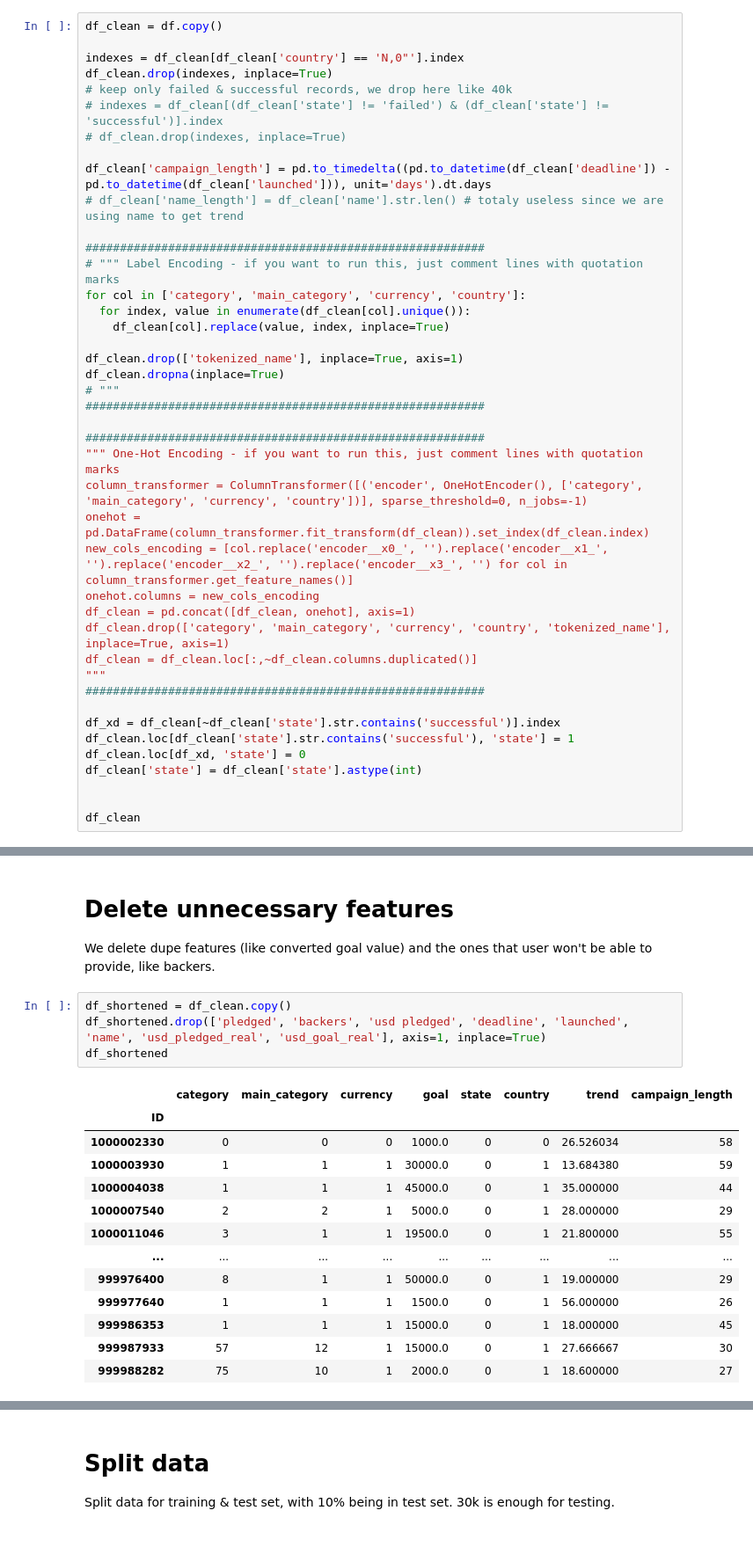
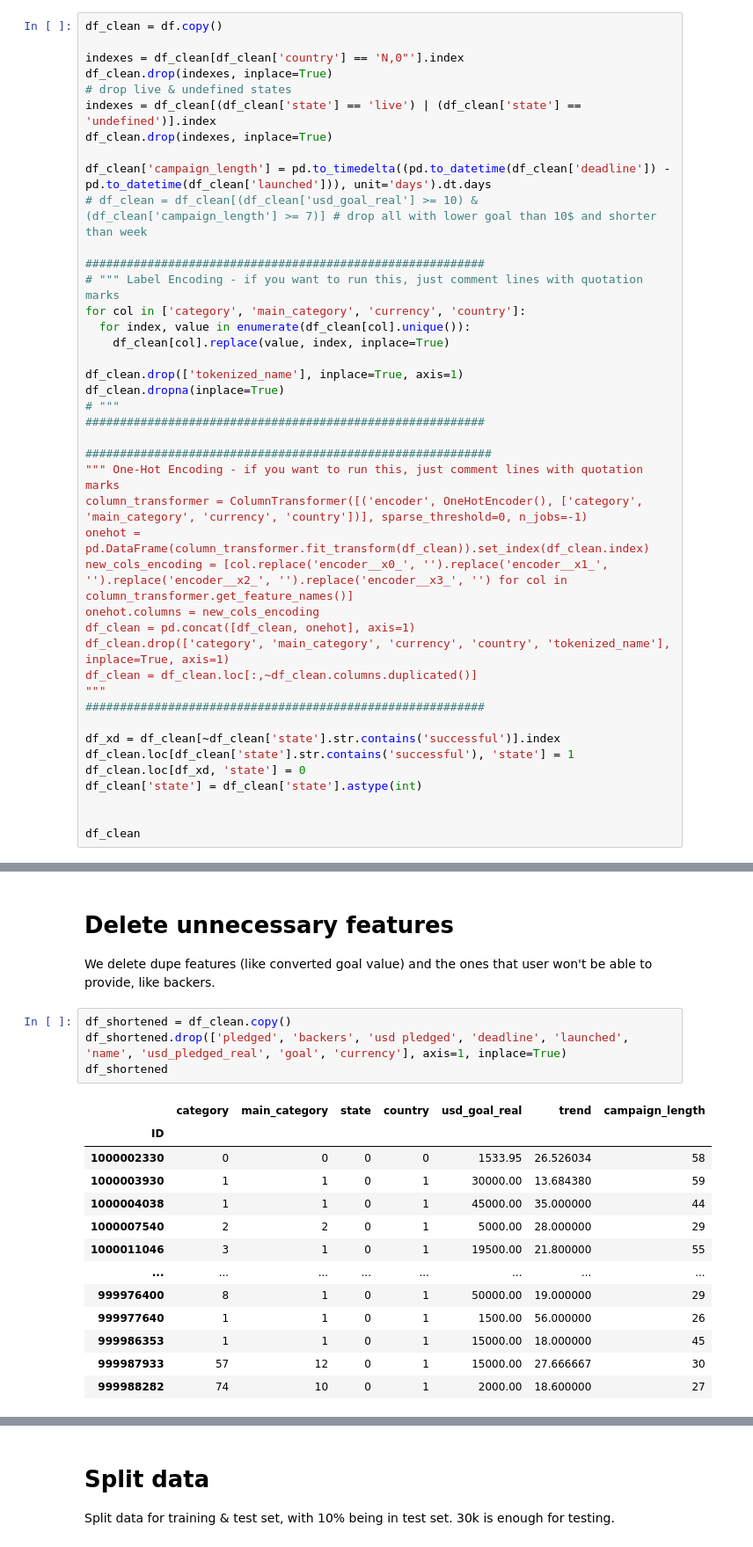
Before and after one commit to HubertLechowicz/kickstarter-predictor, a Jupyter notebook: classification_model.ipynb, the cells around one changed output, grey strips where cells are left out. Shown at 88% size. Cells and saved outputs as stored; diff of their text form.

```diff
--- a/classification_model.ipynb
+++ b/classification_model.ipynb
@@ -43,12 +44,12 @@ df_clean = df.copy()
 
 indexes = df_clean[df_clean['country'] == 'N,0"'].index
 df_clean.drop(indexes, inplace=True)
-# keep only failed & successful records, we drop here like 40k
-# indexes = df_clean[(df_clean['state'] != 'failed') & (df_clean['state'] != 'successful')].index
-# df_clean.drop(indexes, inplace=True)
+# drop live & undefined states
+indexes = df_clean[(df_clean['state'] == 'live') | (df_clean['state'] == 'undefined')].index
+df_clean.drop(indexes, inplace=True)
 
 df_clean['campaign_length'] = pd.to_timedelta((pd.to_datetime(df_clean['deadline']) - pd.to_datetime(df_clean['launched'])), unit='days').dt.days
-# df_clean['name_length'] = df_clean['name'].str.len() # totaly useless since we are using name to get trend
+# df_clean = df_clean[(df_clean['usd_goal_real'] >= 10) & (df_clean['campaign_length'] >= 7)] # drop all with lower goal than 10$ and shorter than week
 
 ##########################################################
 # """ Label Encoding - if you want to run this, just comment lines with quotation marks
@@ -61,7 +62,7 @@ df_clean.dropna(inplace=True)
 # """
 ##########################################################
 
-##########################################################
+###########################################################
 """ One-Hot Encoding - if you want to run this, just comment lines with quotation marks
 column_transformer = ColumnTransformer([('encoder', OneHotEncoder(), ['category', 'main_category', 'currency', 'country'])], sparse_threshold=0, n_jobs=-1)
 onehot = pd.DataFrame(column_transformer.fit_transform(df_clean)).set_index(df_clean.index)
@@ -126,19 +127,19 @@ corr[(corr > .5) | (corr < -.5)]
 We delete dupe features (like converted goal value) and the ones that user won't be able to provide, like backers.
 # %%
 df_shortened = df_clean.copy()
-df_shortened.drop(['pledged', 'backers', 'usd pledged', 'deadline', 'launched', 'name', 'usd_pledged_real', 'usd_goal_real'], axis=1, inplace=True)
+df_shortened.drop(['pledged', 'backers', 'usd pledged', 'deadline', 'launched', 'name', 'usd_pledged_real', 'goal', 'currency'], axis=1, inplace=True)
 df_shortened
 # %% [output]
-|  | category | main_category | currency | goal | state | country | trend | campaign_length |
-| ID |  |  |  |  |  |  |  |  |
-| 1000002330 | 0 | 0 | 0 | 1000.0 | 0 | 0 | 26.526034 | 58 |
-| 1000003930 | 1 | 1 | 1 | 30000.0 | 0 | 1 | 13.684380 | 59 |
-| 1000004038 | 1 | 1 | 1 | 45000.0 | 0 | 1 | 35.000000 | 44 |
-| 1000007540 | 2 | 2 | 1 | 5000.0 | 0 | 1 | 28.000000 | 29 |
-| 1000011046 | 3 | 1 | 1 | 19500.0 | 0 | 1 | 21.800000 | 55 |
-| ... | ... | ... | ... | ... | ... | ... | ... | ... |
-| 999976400 | 8 | 1 | 1 | 50000.0 | 0 | 1 | 19.000000 | 29 |
-| 999977640 | 1 | 1 | 1 | 1500.0 | 0 | 1 | 56.000000 | 26 |
-| 999986353 | 1 | 1 | 1 | 15000.0 | 0 | 1 | 18.000000 | 45 |
-| 999987933 | 57 | 12 | 1 | 15000.0 | 0 | 1 | 27.666667 | 30 |
-| 999988282 | 75 | 10 | 1 | 2000.0 | 0 | 1 | 18.600000 | 27 |
+|  | category | main_category | state | country | usd_goal_real | trend | campaign_length |
+| ID |  |  |  |  |  |  |  |
+| 1000002330 | 0 | 0 | 0 | 0 | 1533.95 | 26.526034 | 58 |
+| 1000003930 | 1 | 1 | 0 | 1 | 30000.00 | 13.684380 | 59 |
+| 1000004038 | 1 | 1 | 0 | 1 | 45000.00 | 35.000000 | 44 |
+| 1000007540 | 2 | 2 | 0 | 1 | 5000.00 | 28.000000 | 29 |
+| 1000011046 | 3 | 1 | 0 | 1 | 19500.00 | 21.800000 | 55 |
+| ... | ... | ... | ... | ... | ... | ... | ... |
+| 999976400 | 8 | 1 | 0 | 1 | 50000.00 | 19.000000 | 29 |
+| 999977640 | 1 | 1 | 0 | 1 | 1500.00 | 56.000000 | 26 |
+| 999986353 | 1 | 1 | 0 | 1 | 15000.00 | 18.000000 | 45 |
+| 999987933 | 57 | 12 | 0 | 1 | 15000.00 | 27.666667 | 30 |
+| 999988282 | 74 | 10 | 0 | 1 | 2000.00 | 18.600000 | 27 |
```
Also changed, not shown: parts of 38 cells of this notebook.
